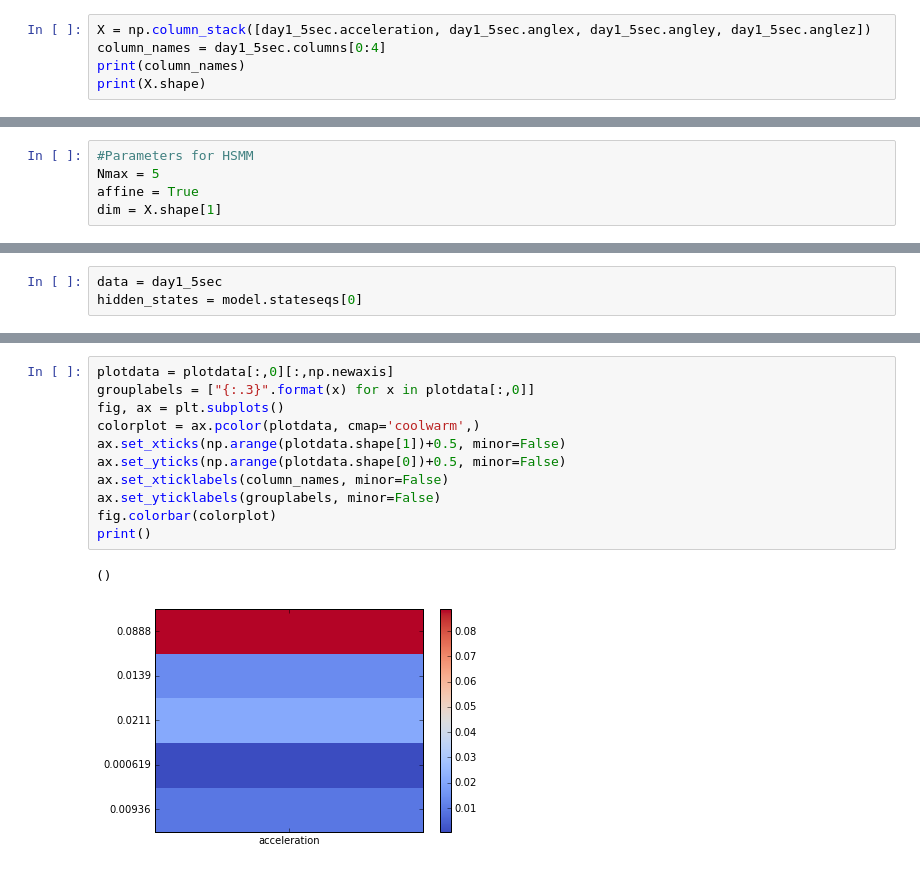
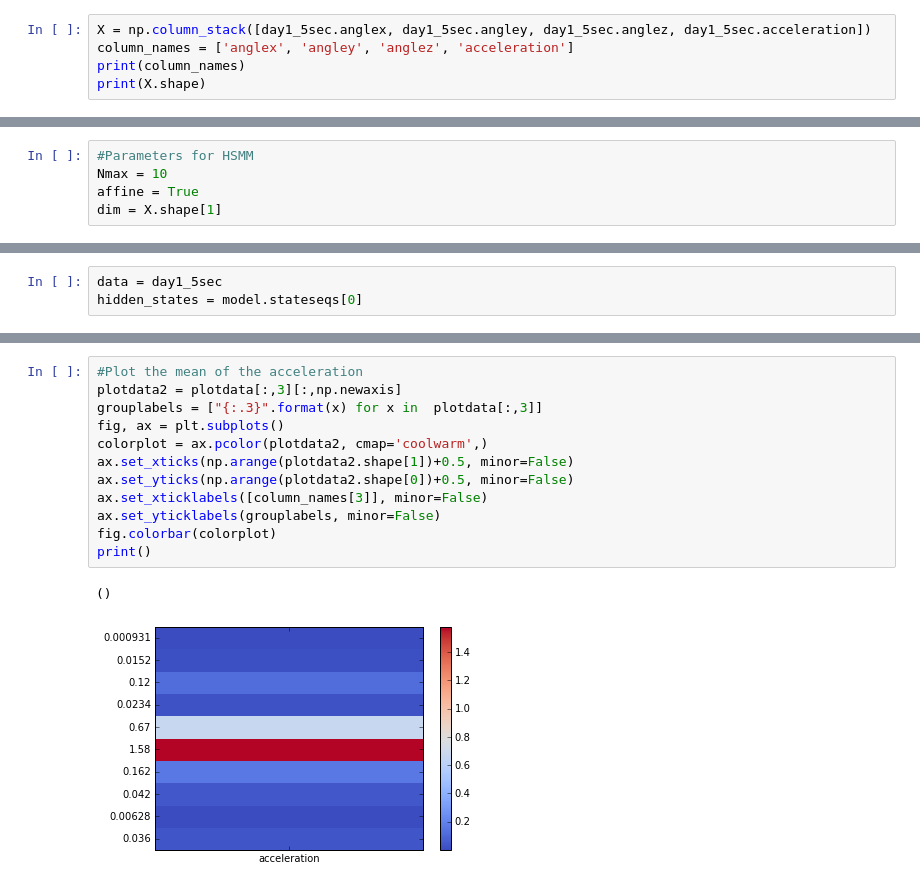
Before and after one commit to wadpac/hsmm4acc, a Jupyter notebook: notebooks/HSMM.ipynb, the cells around one changed output, grey strips where cells are left out. Drawn from its saved outputs; the diff is of its cells as text.

```diff
--- a/notebooks/HSMM.ipynb
+++ b/notebooks/HSMM.ipynb
@@ -27,8 +29,8 @@ legend(bbox_to_anchor=(0., 1.02, 1., .102), loc=3);
 # %% [output]
 [figure]
 # %%
-X = np.column_stack([day1_5sec.acceleration, day1_5sec.anglex, day1_5sec.angley, day1_5sec.anglez])
-column_names = day1_5sec.columns[0:4]
+X = np.column_stack([day1_5sec.anglex, day1_5sec.angley, day1_5sec.anglez, day1_5sec.acceleration])
+column_names = ['anglex', 'angley', 'anglez', 'acceleration']
 print(column_names)
 print(X.shape)
 # %% [output]
@@ -36,7 +38,7 @@ Index([u'acceleration', u'anglex', u'angley', u'anglez'], dtype='object')
 (17280, 4)
 # %%
 #Parameters for HSMM
-Nmax = 5
+Nmax = 10
 affine = True
 dim = X.shape[1]
 # %%
@@ -179,17 +210,18 @@ plt.colorbar(colorplot)
 # %%
-plotdata = plotdata[:,0][:,np.newaxis]
-grouplabels = ["{:.3}".format(x) for x in plotdata[:,0]]
+#Plot the mean of the acceleration
+plotdata2 = plotdata[:,3][:,np.newaxis]
+grouplabels = ["{:.3}".format(x) for x in  plotdata[:,3]]
 fig, ax = plt.subplots()
-colorplot = ax.pcolor(plotdata, cmap='coolwarm',)
-ax.set_xticks(np.arange(plotdata.shape[1])+0.5, minor=False)
-ax.set_yticks(np.arange(plotdata.shape[0])+0.5, minor=False)
-ax.set_xticklabels(column_names, minor=False)
+colorplot = ax.pcolor(plotdata2, cmap='coolwarm',)
+ax.set_xticks(np.arange(plotdata2.shape[1])+0.5, minor=False)
+ax.set_yticks(np.arange(plotdata2.shape[0])+0.5, minor=False)
+ax.set_xticklabels([column_names[3]], minor=False)
 ax.set_yticklabels(grouplabels, minor=False)
 fig.colorbar(colorplot)
 print()
 # %% [output]
 ()
-[figure, old version]
+[figure, new version]
 # %%
 plotdata = np.array([d.lmbda for d in model.dur_distns])[:,np.newaxis]
 grouplabels = ["{:.3} minutes".format(x/3.) for x in plotdata[:,0]]
```
Also changed, not shown: parts of 18 cells of this notebook, 1 other file.
